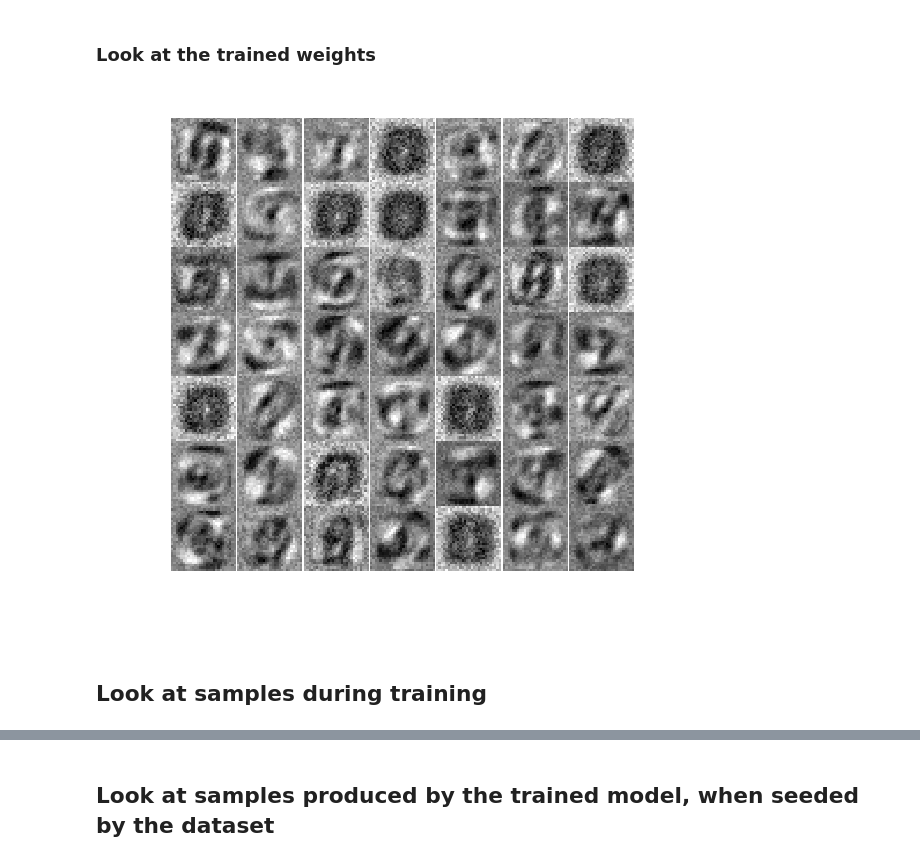
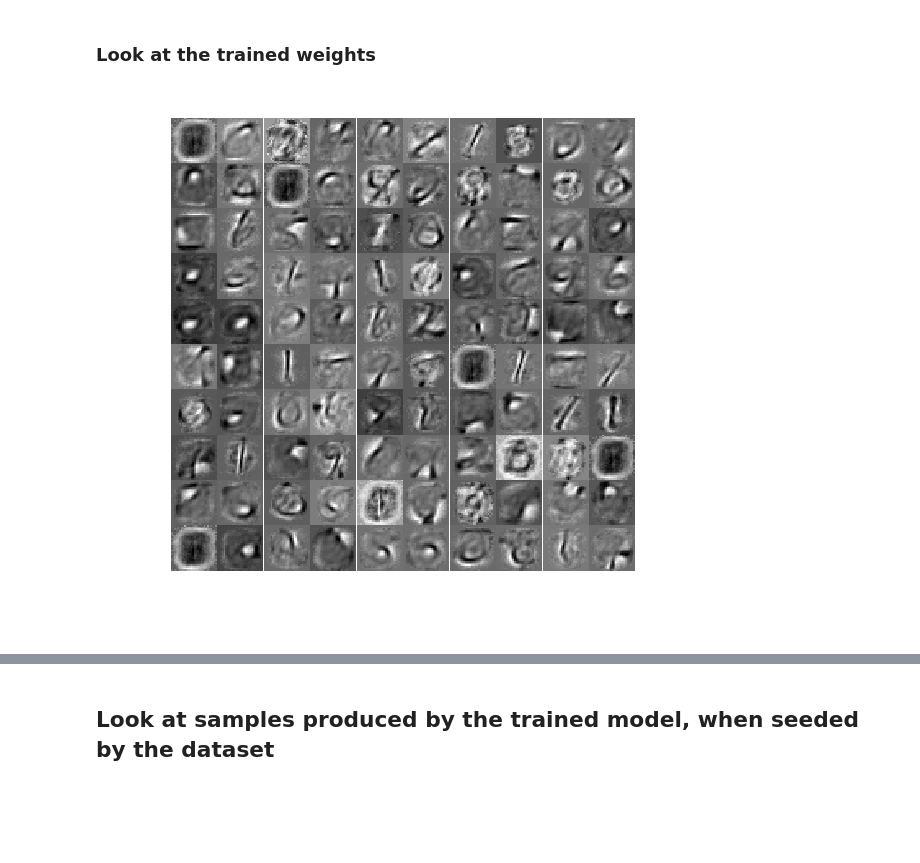
Before and after one commit to briantimar/denoising-rbms, a Jupyter notebook: plot_results_clean_persistent.ipynb, the cells around one changed output, grey strips where cells are left out. Drawn from its saved outputs; the diff is of its cells as text; code cells hidden in the pictures; blank space fills up the shorter version.

```diff
--- a/plot_results_clean_persistent.ipynb
+++ b/plot_results_clean_persistent.ipynb
@@ -10,17 +17,15 @@ variables = np.load(savedir + "variables.npy")
 # %% [markdown]
 ### Look at the trained weights
 # %%
-s=7
+s=10
 fig, axes = plt.subplots(s,s, figsize=(3,3),dpi=200)
 for ii in range(s):
     for jj in range(s):
         ax = axes[ii,jj]
-        w=np.reshape(variables[5]['weights'][:,ii*s + jj], (28,28))
+        w=np.reshape(variables[-1]['weights'][:,ii*s + jj], (28,28))
         ax.imshow(w, cmap='binary')
         ax.set_axis_off()
 plt.subplots_adjust(wspace=0, hspace=0)
 fig.savefig(savedir+"weights_examples.png")
 # %% [output]
-[figure, old version]
+[figure, new version]
-# %% [markdown]
-## Look at samples during training
```
Also changed, not shown: parts of 14 cells of this notebook, 15 other files.
